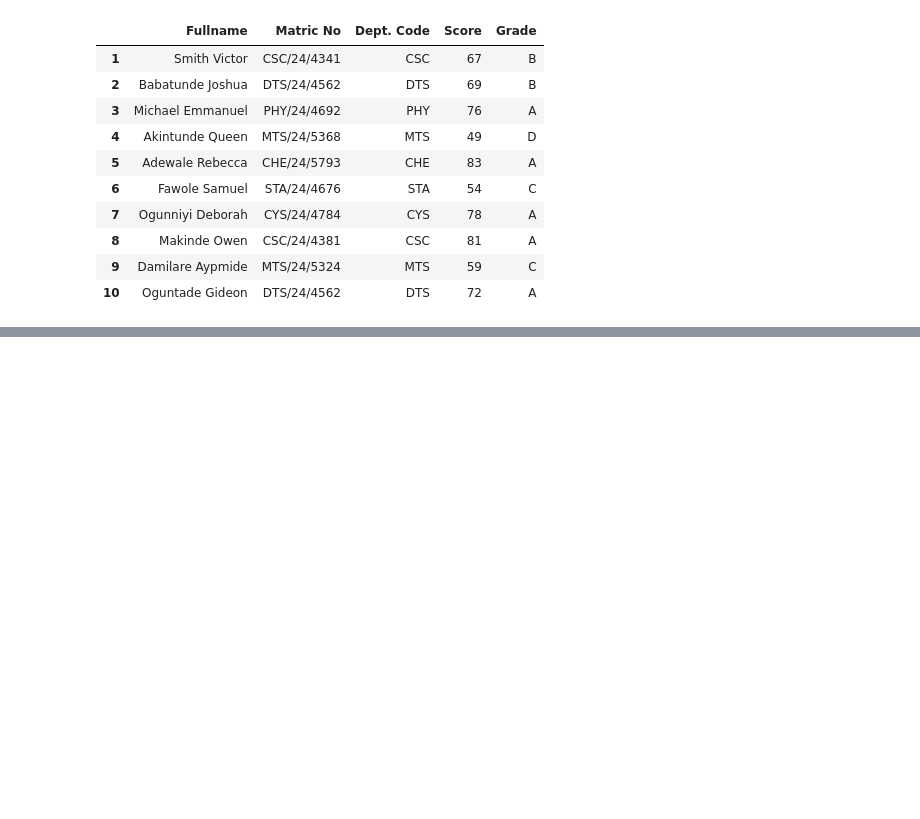
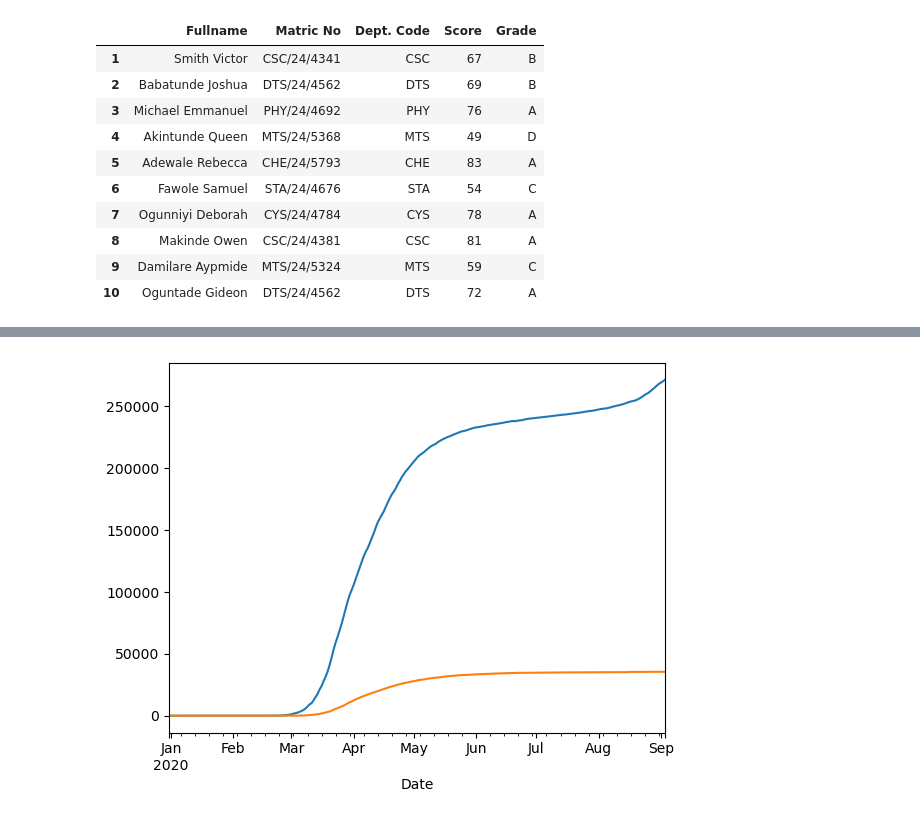
Before and after one commit to Vinny-5424/Data-Analysis-Jupyter, a Jupyter notebook: Pandas/Pandas.ipynb, the cells around one changed output, grey strips where cells are left out. Drawn from its saved outputs; the diff is of its cells as text; code cells hidden in the pictures; blank space fills up the shorter version.

```diff
--- a/Pandas/Pandas.ipynb
+++ b/Pandas/Pandas.ipynb
@@ -598,0 +1017,8 @@ a
+# %%
+# Comparing cumulative data(Total cases vs Total Deaths)
+
+covid_df["Total Cases"].plot()
+covid_df["Total Deaths"].plot()
+plt.show()
+# %% [output]
+[figure, added]
```
Also changed, not shown: parts of 51 cells of this notebook, 20 other files.
